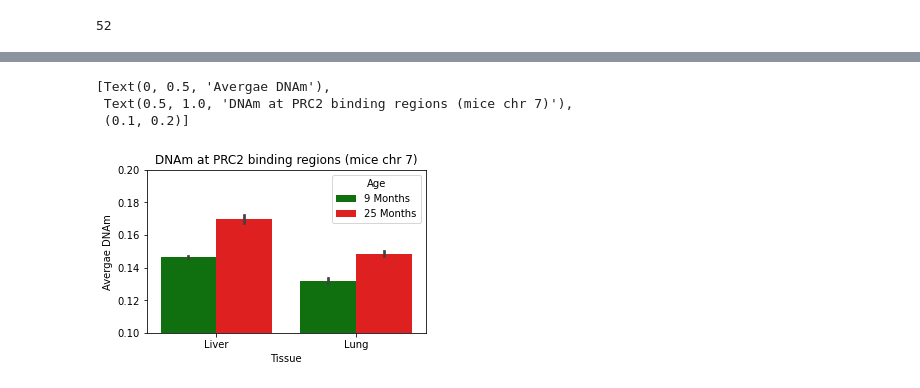
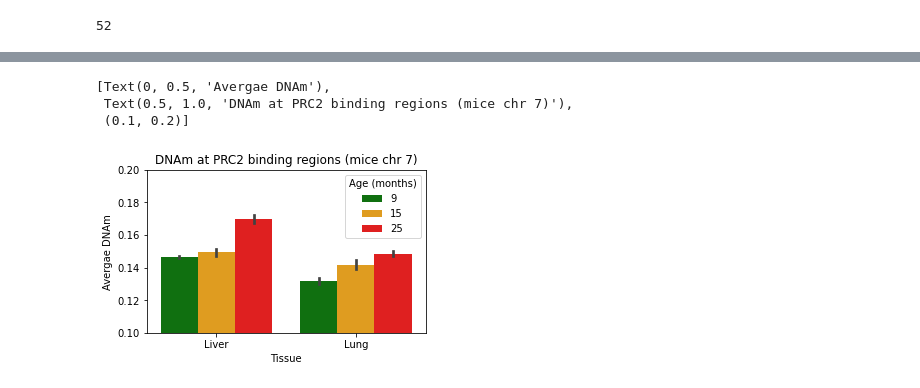
Before and after one commit to moqri/emi, a Jupyter notebook: mice/pad.ipynb, the cells around one changed output, grey strips where cells are left out. Drawn from its saved outputs; the diff is of its cells as text; code cells hidden in the pictures.

```diff
--- a/mice/pad.ipynb
+++ b/mice/pad.ipynb
@@ -71,2 +73,4 @@ r=pl
+# %%
+pl=pd.concat([ls,rs]).melt('Tissue')
 # %%
-r.columns=['9 Months','25 Months']
+pl.columns=['Tissue','Age (months)','DNAm']
@@ -75,13 +77,9 @@ r['Tissue']='Lung'
-# %%
-pl=pd.concat([l,r]).melt('Tissue')
-# %%
-pl.columns=['Tissue','Age','DNAm']
 # %%
 fig, ax = plt.subplots(figsize=(5,3))
-sns.barplot(data=pl,x='Tissue',y='DNAm',hue='Age',ax=ax,palette=['g','r'])
+sns.barplot(data=pl,x='Tissue',y='DNAm',hue='Age (months)',ax=ax,palette=['g','orange','r'])
 ax.set(ylabel='Avergae DNAm',title='DNAm at PRC2 binding regions (mice chr 7)',ylim=[0.1,.2])
 # %% [output]
 [Text(0, 0.5, 'Avergae DNAm'),
  Text(0.5, 1.0, 'DNAm at PRC2 binding regions (mice chr 7)'),
  (0.1, 0.2)]
-[figure, old version]
+[figure, new version]
```
Also changed, not shown: parts of 8 cells of this notebook, 2 other files.
